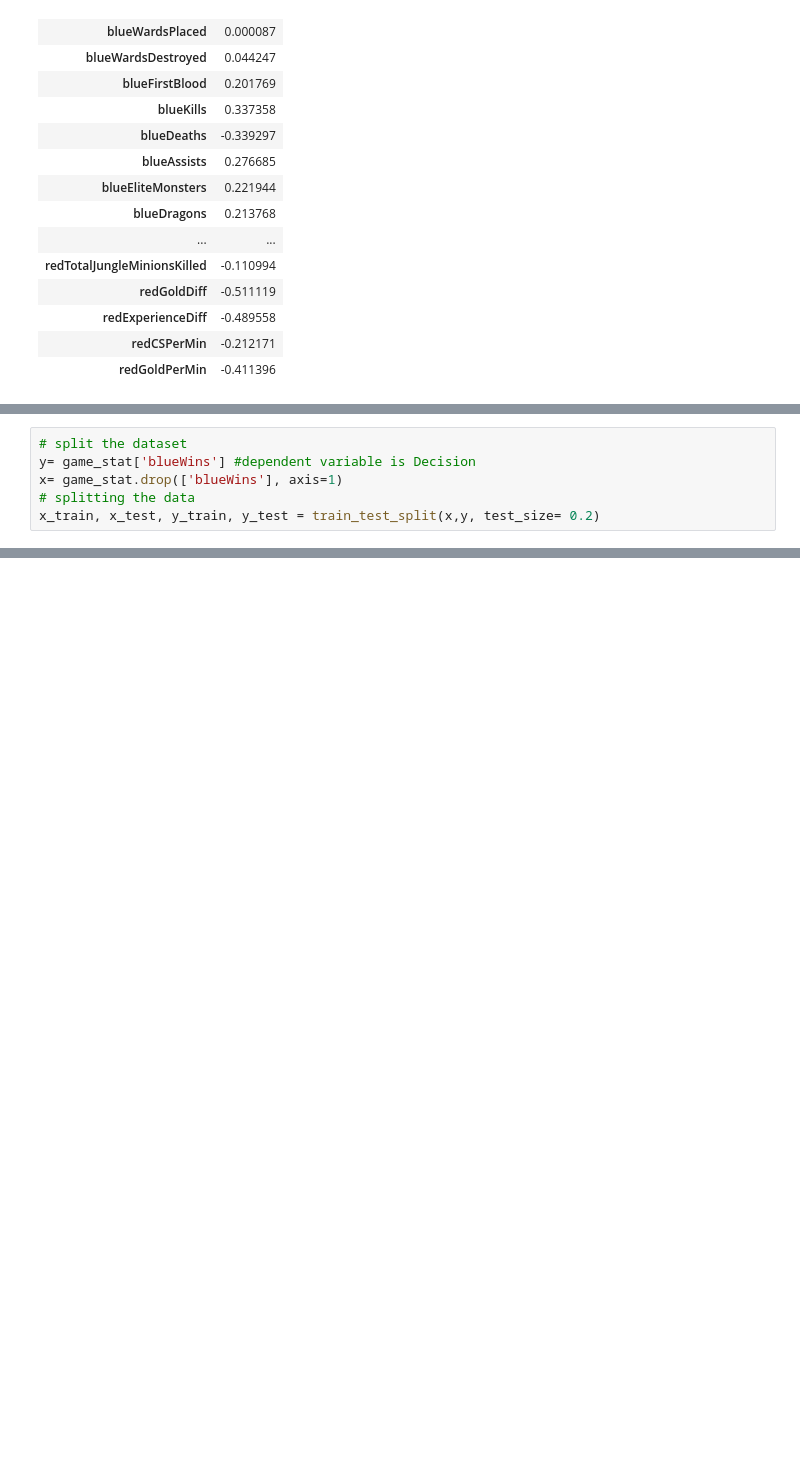
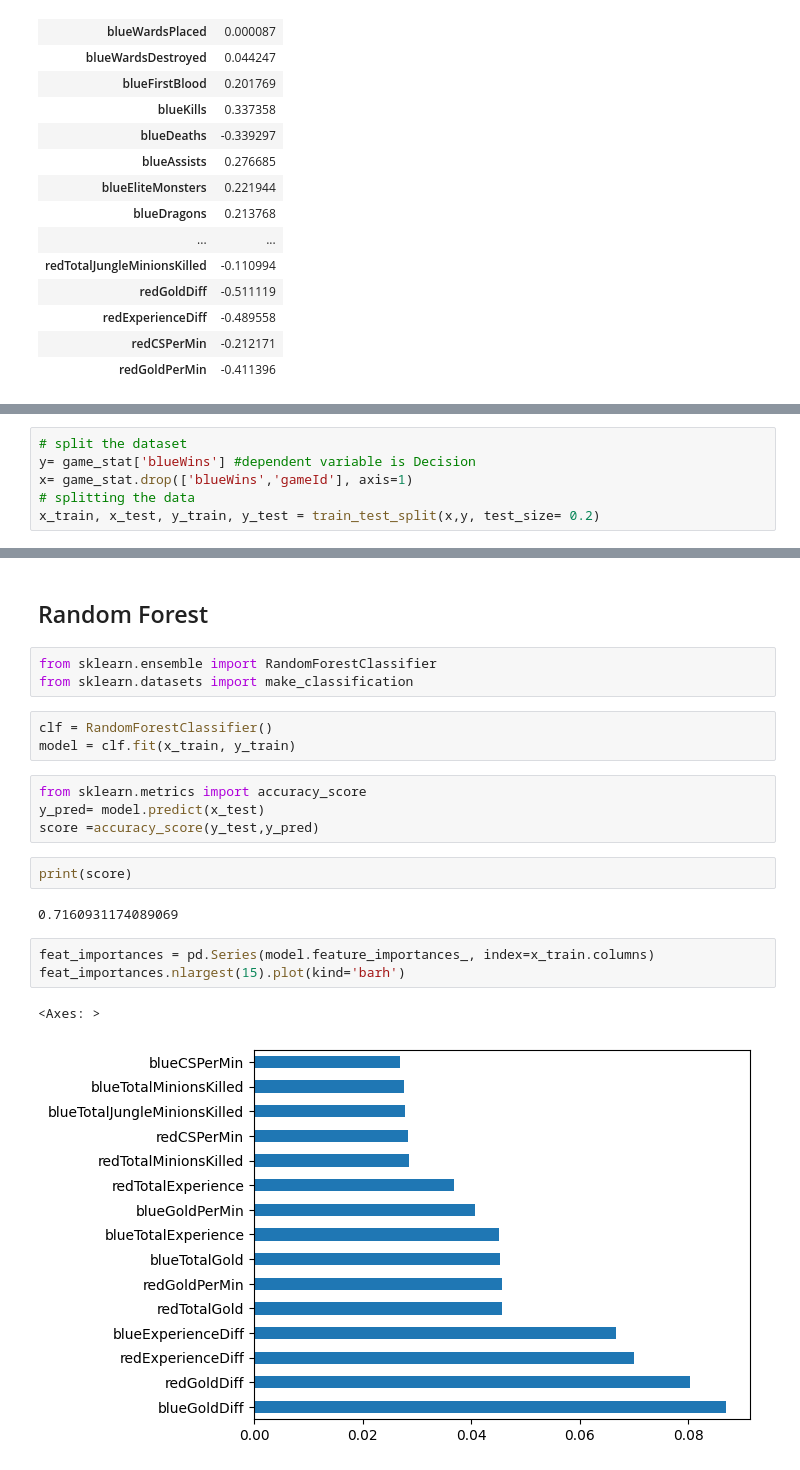
Before and after one commit to CatherineDuong22/Data-Science-Projects, a Jupyter notebook: LoL_prediction_project/LoL_prediction.ipynb, the cells around one changed output, grey strips where cells are left out. Saved outputs shown, nothing was run; the diff lists cells and outputs as text; blank space fills up the shorter version.

Commit message:
commit modeling updates to lol prediction notebook

```diff
--- a/LoL_prediction_project/LoL_prediction.ipynb
+++ b/LoL_prediction_project/LoL_prediction.ipynb
@@ -97,7 +107,7 @@ corr.style.background_gradient(cmap='coolwarm')
 # %%
 # split the dataset
 y= game_stat['blueWins'] #dependent variable is Decision
-x= game_stat.drop(['blueWins'], axis=1)
+x= game_stat.drop(['blueWins','gameId'], axis=1)
 # splitting the data
 x_train, x_test, y_train, y_test = train_test_split(x,y, test_size= 0.2)
 # %%
@@ -133,0 +142,22 @@ print(score)
+# %% [markdown]
+## Random Forest
+# %%
+from sklearn.ensemble import RandomForestClassifier
+from sklearn.datasets import make_classification
+# %%
+clf = RandomForestClassifier()
+model = clf.fit(x_train, y_train)
+# %%
+from sklearn.metrics import accuracy_score
+y_pred= model.predict(x_test)
+score =accuracy_score(y_test,y_pred)
+# %%
+print(score)
+# %% [output]
+0.7160931174089069
+# %%
+feat_importances = pd.Series(model.feature_importances_, index=x_train.columns)
+feat_importances.nlargest(15).plot(kind='barh')
+# %% [output]
+<Axes: >
+[figure, added]
```
Also changed, not shown: parts of 10 cells of this notebook.
